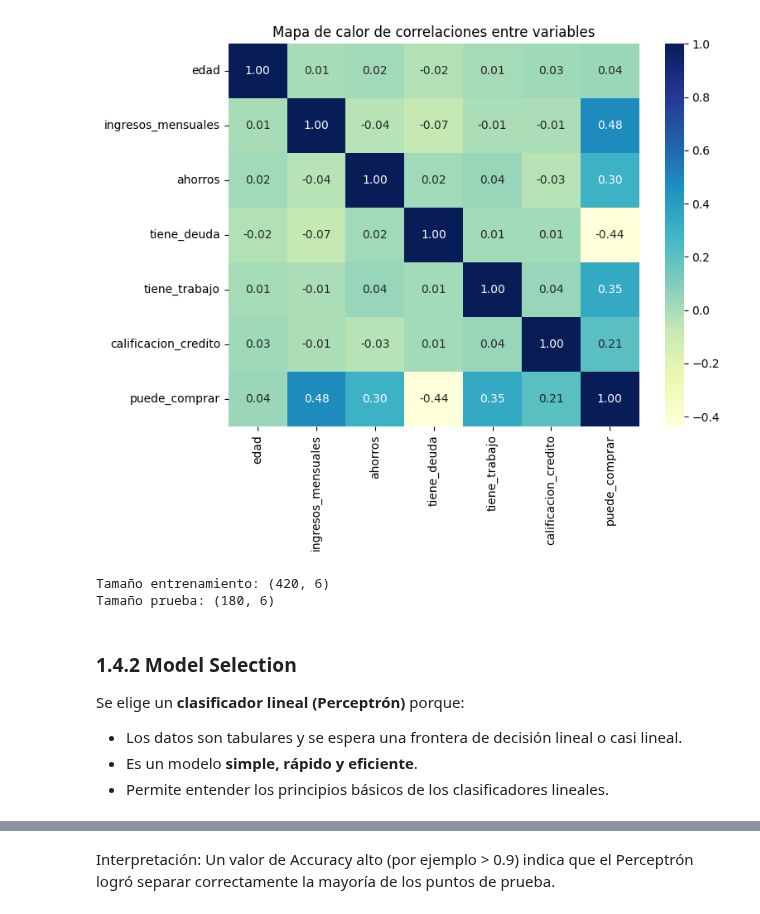
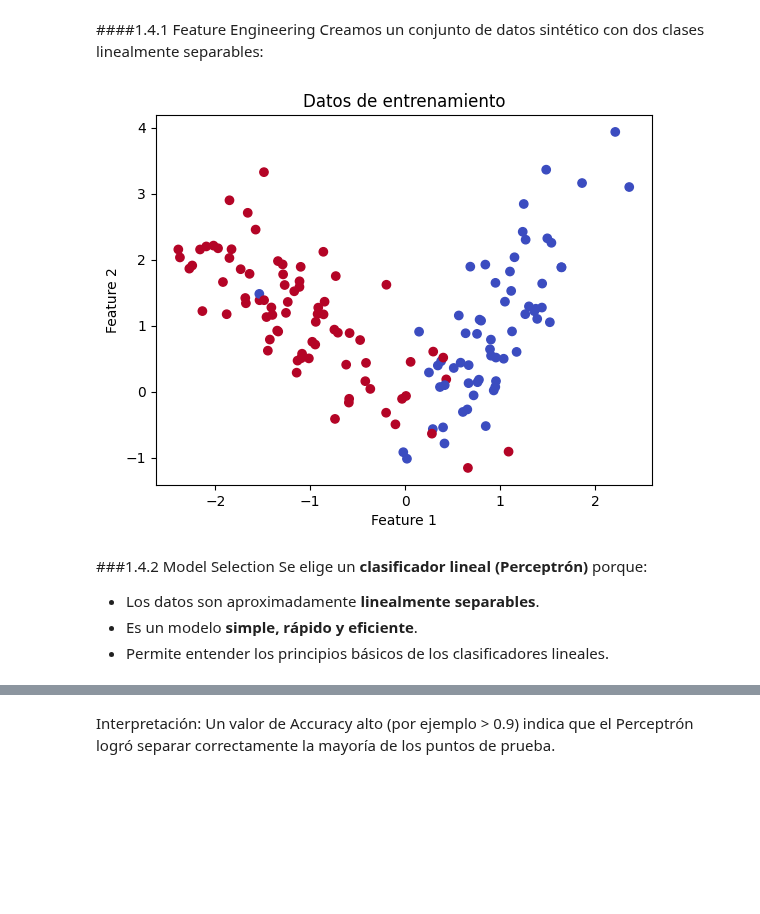
Before and after one commit to TheEvilWin/Clasificacion-Inteligente-de-Datos, a Jupyter notebook: Hands-on 1/Hands_on_1_Percepton_Notebook_(Tutorial)_Kevin_Ramses_Ramirez_Gomez.ipynb, the cells around one changed output, grey strips where cells are left out. Cells and saved outputs as stored; diff of their text form; code cells hidden in the pictures; blank space fills up the shorter version.

```diff
--- a/Hands-on 1/Hands_on_1_Percepton_Notebook_(Tutorial)_Kevin_Ramses_Ramirez_Gomez.ipynb
+++ b/Hands-on 1/Hands_on_1_Percepton_Notebook_(Tutorial)_Kevin_Ramses_Ramirez_Gomez.ipynb
@@ -115,33 +73,28 @@ dtype: int64
-# %%
-# Seleccionar variables independientes (X) y objetivo (y)
-X = data[["edad", "ingresos_mensuales", "ahorros", "tiene_deuda", "tiene_trabajo", "calificacion_credito"]]
-y = data["puede_comprar"]
-
-# Visualizar correlaciones entre variables numéricas
-plt.figure(figsize=(8,6))
-sns.heatmap(data.corr(), annot=True, cmap="YlGnBu", fmt=".2f")
-plt.title("Mapa de calor de correlaciones entre variables")
-plt.show()
-
-
-# Escalar los datos
-scaler = StandardScaler()
-X_scaled = scaler.fit_transform(X)
-
-# Dividir en entrenamiento y prueba
-X_train, X_test, y_train, y_test = train_test_split(X_scaled, y, test_size=0.3, random_state=42)
-
-print("Tamaño entrenamiento:", X_train.shape)
-print("Tamaño prueba:", X_test.shape)
-# %% [output]
-[figure, removed]
-Tamaño entrenamiento: (420, 6)
-Tamaño prueba: (180, 6)
+# %% [markdown]
+####1.4.1 Feature Engineering
+Creamos un conjunto de datos sintético con dos clases linealmente separables:
+# %%
+# Generar dataset sintético
+X, y = make_classification(
+    n_samples=200, n_features=2, n_redundant=0,
+    n_informative=2, n_clusters_per_class=1, random_state=None
+)
+
+# Dividir en train y test
+X_train, X_test, y_train, y_test = train_test_split(X, y, test_size=0.3, random_state=42)
+
+# Visualización
+plt.scatter(X_train[:, 0], X_train[:, 1], c=y_train, cmap='coolwarm')
+plt.title("Datos de entrenamiento")
+plt.xlabel("Feature 1")
+plt.ylabel("Feature 2")
+plt.show()
+# %% [output]
+[figure, added]
 # %% [markdown]
-### 1.4.2 Model Selection
-
+###1.4.2 Model Selection
 Se elige un **clasificador lineal (Perceptrón)** porque:
 
-- Los datos son tabulares y se espera una frontera de decisión lineal o casi lineal.
+- Los datos son aproximadamente **linealmente separables**.
 - Es un modelo **simple, rápido y eficiente**.
 - Permite entender los principios básicos de los clasificadores lineales.
```
Also changed, not shown: parts of 20 cells of this notebook, 1 other file.
